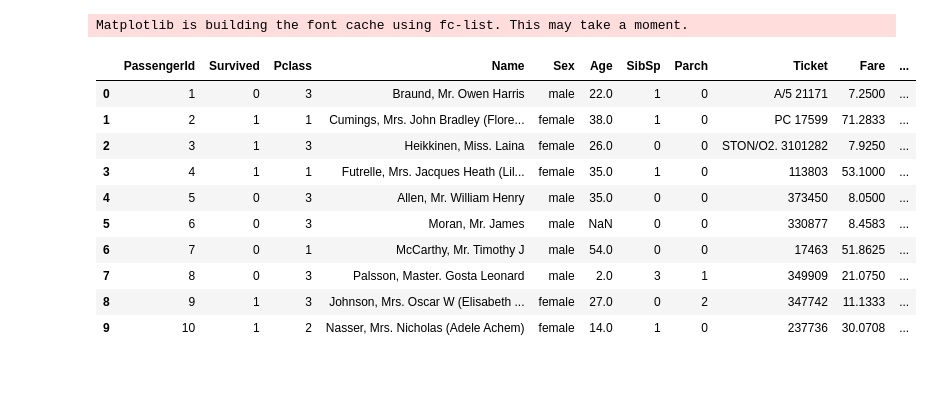
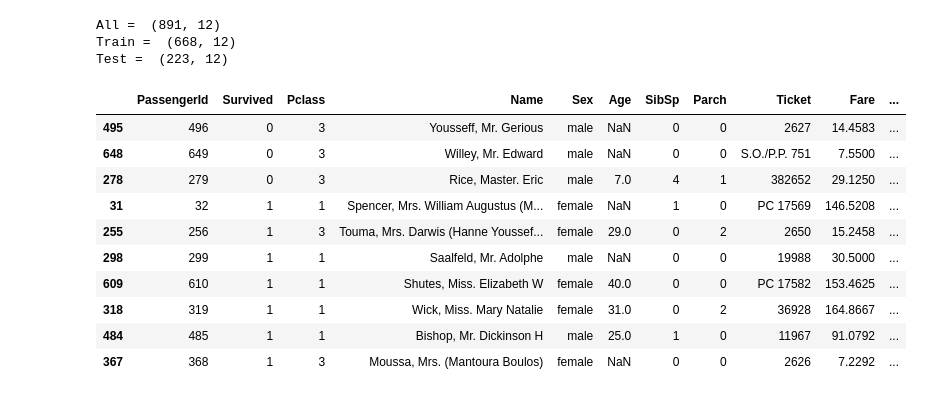
Before and after one commit to magicafe/tf_demo, a Jupyter notebook: titanic.ipynb, the cells around one changed output. Drawn from its saved outputs; the diff is of its cells as text; code cells hidden in the pictures.

```diff
--- a/titanic.ipynb
+++ b/titanic.ipynb
@@ -1,27 +1,33 @@
 # %%
 import numpy as np
 import pandas as pd
 import matplotlib.pyplot as plt
 import tensorflow as tf
 from tensorflow.keras import models, layers
 
-train_data = pd.read_csv('./titanic/train.csv')
-test_data = pd.read_csv('./titanic/test.csv')
+all_data = pd.read_csv('./titanic/train.csv')
+print('All = ', all_data.shape)
+train_data = all_data.sample(frac=0.75, random_state=0)
+print('Train = ', train_data.shape)
+test_data = all_data.drop(train_data.index)
+print('Test = ', test_data.shape)
 
 train_data.head(10)
 # %% [output]
-Matplotlib is building the font cache using fc-list. This may take a moment.
+All =  (891, 12)
+Train =  (668, 12)
+Test =  (223, 12)
 |  | PassengerId | Survived | Pclass | Name | Sex | Age | SibSp | Parch | Ticket | Fare | ... |
-| 0 | 1 | 0 | 3 | Braund, Mr. Owen Harris | male | 22.0 | 1 | 0 | A/5 21171 | 7.2500 | ... |
-| 1 | 2 | 1 | 1 | Cumings, Mrs. John Bradley (Flore... | female | 38.0 | 1 | 0 | PC 17599 | 71.2833 | ... |
-| 2 | 3 | 1 | 3 | Heikkinen, Miss. Laina | female | 26.0 | 0 | 0 | STON/O2. 3101282 | 7.9250 | ... |
-| 3 | 4 | 1 | 1 | Futrelle, Mrs. Jacques Heath (Lil... | female | 35.0 | 1 | 0 | 113803 | 53.1000 | ... |
-| 4 | 5 | 0 | 3 | Allen, Mr. William Henry | male | 35.0 | 0 | 0 | 373450 | 8.0500 | ... |
-| 5 | 6 | 0 | 3 | Moran, Mr. James | male | NaN | 0 | 0 | 330877 | 8.4583 | ... |
-| 6 | 7 | 0 | 1 | McCarthy, Mr. Timothy J | male | 54.0 | 0 | 0 | 17463 | 51.8625 | ... |
-| 7 | 8 | 0 | 3 | Palsson, Master. Gosta Leonard | male | 2.0 | 3 | 1 | 349909 | 21.0750 | ... |
-| 8 | 9 | 1 | 3 | Johnson, Mrs. Oscar W (Elisabeth ... | female | 27.0 | 0 | 2 | 347742 | 11.1333 | ... |
-| 9 | 10 | 1 | 2 | Nasser, Mrs. Nicholas (Adele Achem) | female | 14.0 | 1 | 0 | 237736 | 30.0708 | ... |
+| 495 | 496 | 0 | 3 | Yousseff, Mr. Gerious | male | NaN | 0 | 0 | 2627 | 14.4583 | ... |
+| 648 | 649 | 0 | 3 | Willey, Mr. Edward | male | NaN | 0 | 0 | S.O./P.P. 751 | 7.5500 | ... |
+| 278 | 279 | 0 | 3 | Rice, Master. Eric | male | 7.0 | 4 | 1 | 382652 | 29.1250 | ... |
+| 31 | 32 | 1 | 1 | Spencer, Mrs. William Augustus (M... | female | NaN | 1 | 0 | PC 17569 | 146.5208 | ... |
+| 255 | 256 | 1 | 3 | Touma, Mrs. Darwis (Hanne Youssef... | female | 29.0 | 0 | 2 | 2650 | 15.2458 | ... |
+| 298 | 299 | 1 | 1 | Saalfeld, Mr. Adolphe | male | NaN | 0 | 0 | 19988 | 30.5000 | ... |
+| 609 | 610 | 1 | 1 | Shutes, Miss. Elizabeth W | female | 40.0 | 0 | 0 | PC 17582 | 153.4625 | ... |
+| 318 | 319 | 1 | 1 | Wick, Miss. Mary Natalie | female | 31.0 | 0 | 2 | 36928 | 164.8667 | ... |
+| 484 | 485 | 1 | 1 | Bishop, Mr. Dickinson H | male | 25.0 | 1 | 0 | 11967 | 91.0792 | ... |
+| 367 | 368 | 1 | 3 | Moussa, Mrs. (Mantoura Boulos) | female | NaN | 0 | 0 | 2626 | 7.2292 | ... |
 # %%
 train_survived_plot = train_data['Survived'].value_counts().plot(kind='bar', figsize=(12,8), fontsize=15, rot=8)
 train_survived_plot.set_ylabel('Counts', fontsize=15)
```
Also changed, not shown: parts of 6 cells of this notebook.
